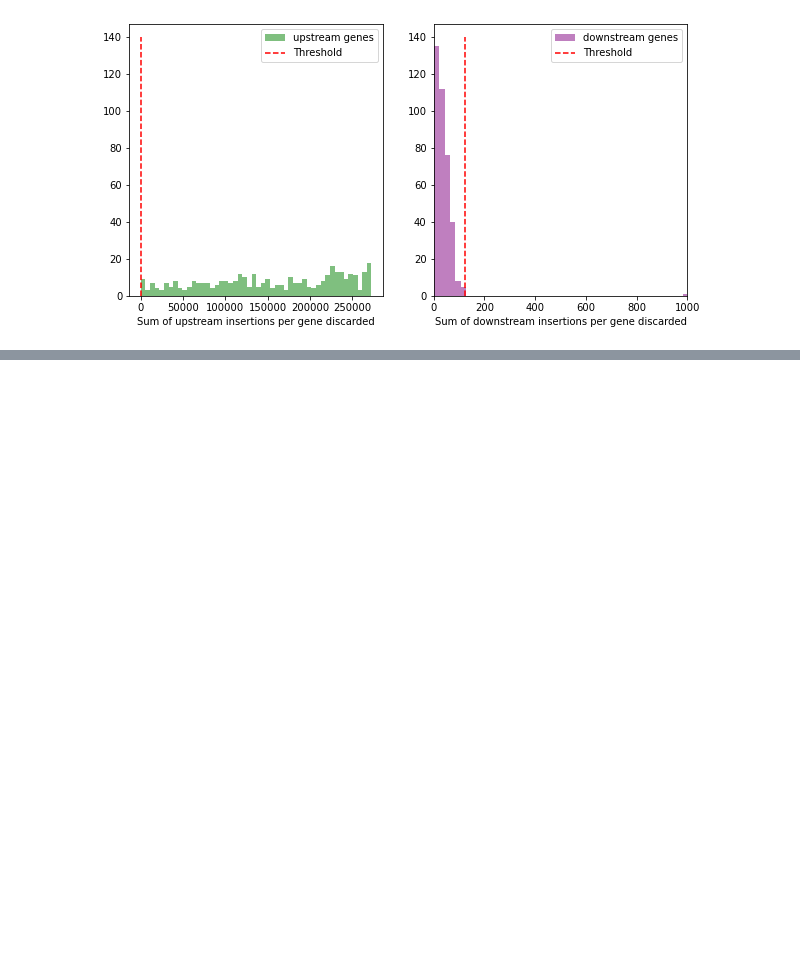
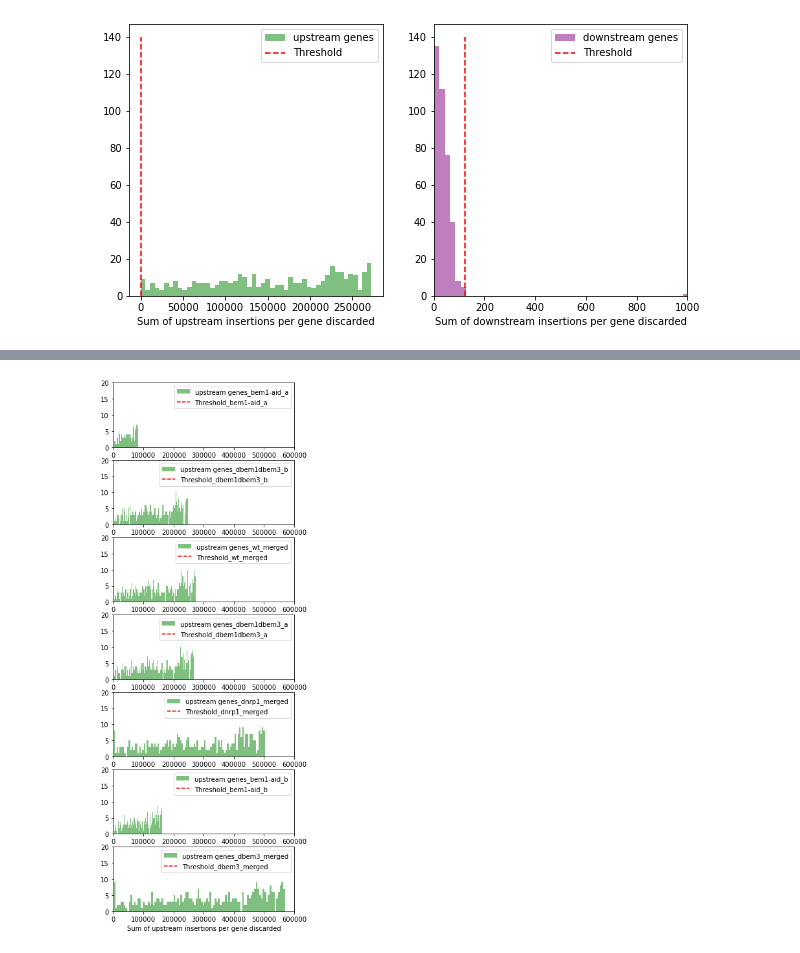
Before and after one commit to SATAY-LL/comparative-analysis-among-strains, a Jupyter notebook: src/transposons_outside_genes_refactor.ipynb, the cells around one changed output, grey strips where cells are left out. Cells and saved outputs as stored; diff of their text form; code cells hidden in the pictures; blank space fills up the shorter version.

```diff
--- a/src/transposons_outside_genes_refactor.ipynb
+++ b/src/transposons_outside_genes_refactor.ipynb
@@ -193,0 +260,15 @@ for background in keys:
+# %%
+fig, ax = plt.subplots(nrows=len(keys), ncols=1, figsize=(5, 15))
+for i in np.arange(0,len(keys)):
+    ax[i].hist(genes_out_by_neighborhood_pd.loc[keys[i],"sum upstream insertions"], bins=100, alpha=0.5, label='upstream genes_'+keys[i],color='green')
+    # plt.legend(loc='upper right')
+    ax[i].set_xlim([0,600000])
+    ax[i].set_ylim([0,20])
+    ax[i].set_xlabel('Sum of upstream insertions per gene discarded')
+
+    ax[i].vlines(x=genes_out_by_neighborhood_pd.loc[keys[i],"threshold coverage"] ,ymin=0, ymax=140, linestyles='dashed', colors='r', label='Threshold_'+ keys[i])
+
+    ax[i].legend(loc='upper right')
+fig.savefig("../figures/fig_histogram_upstream_insertions_per_gene_discarded_by_neighborhood_all_keys.png",dpi=300)
+# %% [output]
+[figure, added]
```
Also changed, not shown: parts of 6 cells of this notebook.
